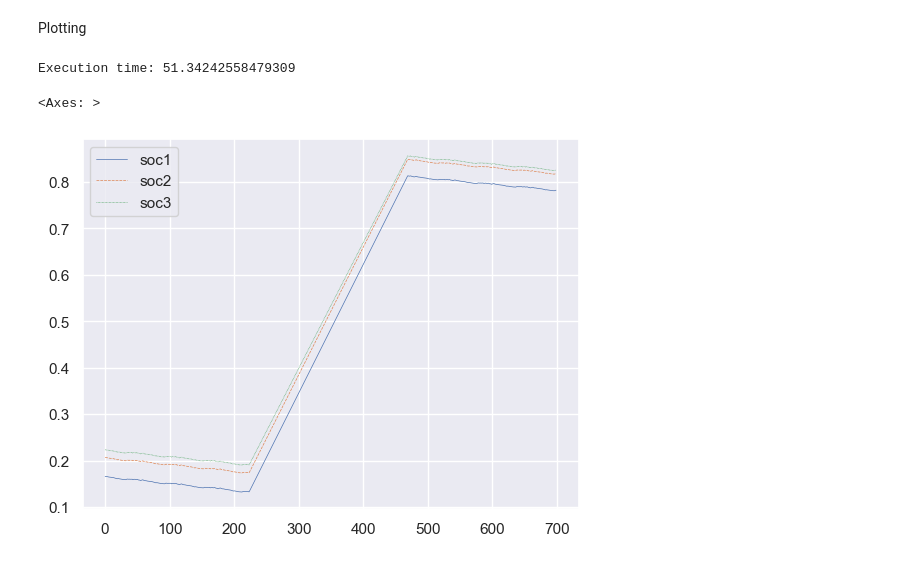
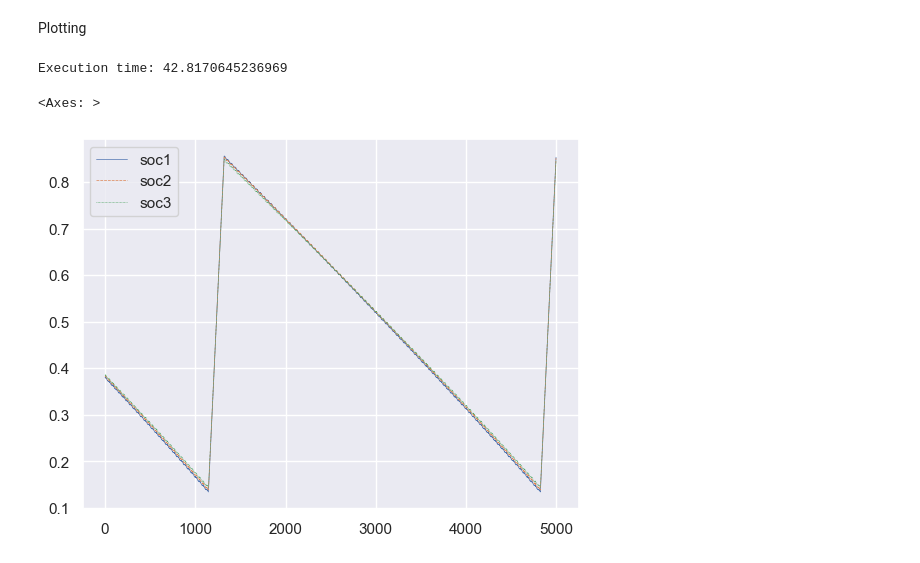
Before and after one commit to giomazzolo/rl_balancing, a Jupyter notebook: battery-modeling/Step 3. Simulation/interface.ipynb, the cells around one changed output. Drawn from its saved outputs; the diff is of its cells as text; code cells hidden in the pictures.

Commit message:
Made matlab code faster while compiled, added toy balancing test, fixed potencial syncronization bug in memmap interface

```diff
--- a/battery-modeling/Step 3. Simulation/interface.ipynb
+++ b/battery-modeling/Step 3. Simulation/interface.ipynb
@@ -256,20 +256,21 @@ Memory Map with Library
 import subprocess
 import time
 import mmapTx
+import numpy as np
 
-def getSimData():
+def getSimData(numCells):
 
-    mmaptx = mmapTx.Mmaptx(name="simCell", format_type="d", in_size=4, out_size=2, blocking=True)
+    mmaptx = mmapTx.Mmaptx(name="simCell", format_type="d", in_size=numCells+1, out_size=numCells+1, blocking=True)
 
     data_list = []
     cmd = 1
-    feedback = 0
+    feedback = [0]*numCells # Creates array of size numCells initialized with 0s
     start = time.time()
 
     # Start recieving data
     while True:
 
-        mmaptx.write(cmd, feedback)
+        mmaptx.write(cmd, *feedback)
         data_in = mmaptx.read()
 
         if data_in[0] == False:
@@ -277,11 +278,15 @@ def getSimData():
         else:
             data_list.append(list(data_in[1:]))
 
-        #print(voltage[-1])
+        # Toy balancing feedback
+        minSoc = min(data_in[1:])
+        feedback = [x - minSoc for  x in data_in[1:]]
+
 
     # Send
     cmd = 0 # Send stop command
-    mmaptx.write(cmd, feedback)
+    feedback = [0]*numCells
+    mmaptx.write(cmd, *feedback)
 
     # Print out time
     end = time.time()
@@ -297,38 +302,39 @@ def runSim(cmd):
     # stdout=subprocess.PIPE, creationflags=0x08000000
     return subprocess.Popen(cmd, stdout=subprocess.PIPE)
 
-def startSim(cmd):
+def startSim(numCells, cycles, sampleFactor):
+
+    cmd = "runPackSim " + str(numCells) + " " + str(cycles) + " \"..\\data\\us60Power.mat\" \"..\\data\\P14model_dynamic.mat\" [0,1,1,1,1,1] " + str(sampleFactor)
+
     process = runSim(cmd)
-    data = getSimData()
+    data = getSimData(numCells)
     process.communicate()
     return data
 # %% [markdown]
 Plotting
-# %%
-
-
-cmd = "runPackSim 3 20 \"..\\data\\us60Power.mat\" \"..\\data\\P14model_dynamic.mat\" [0,1,1,1,1,1] 10"
-
-data=startSim(cmd)
-# %% [output]
-Execution time: 51.34242558479309
+# %%
+
+
+data=startSim(numCells = 3, cycles = 20, sampleFactor = 15)
+# %% [output]
+Execution time: 42.8170645236969
 # %%
 import seaborn as sns
 import pandas as pd
 
 
-d = data[102200:102900]
+d = data[-5000:]
 
 data_dict = {}
 for i in range(len(d[0])):
     soc = [item[i] for item in d]
     data_dict['soc'+str(i+1)] = soc
 
 
 df = pd.DataFrame(data_dict)
 
 sns.set_theme()
 sns.lineplot(data=df, linewidth = 0.5)
 # %% [output]
 <Axes: >
-[figure, old version]
+[figure, new version]
```
Also changed, not shown: parts of 2 cells of this notebook, 4 other files.
